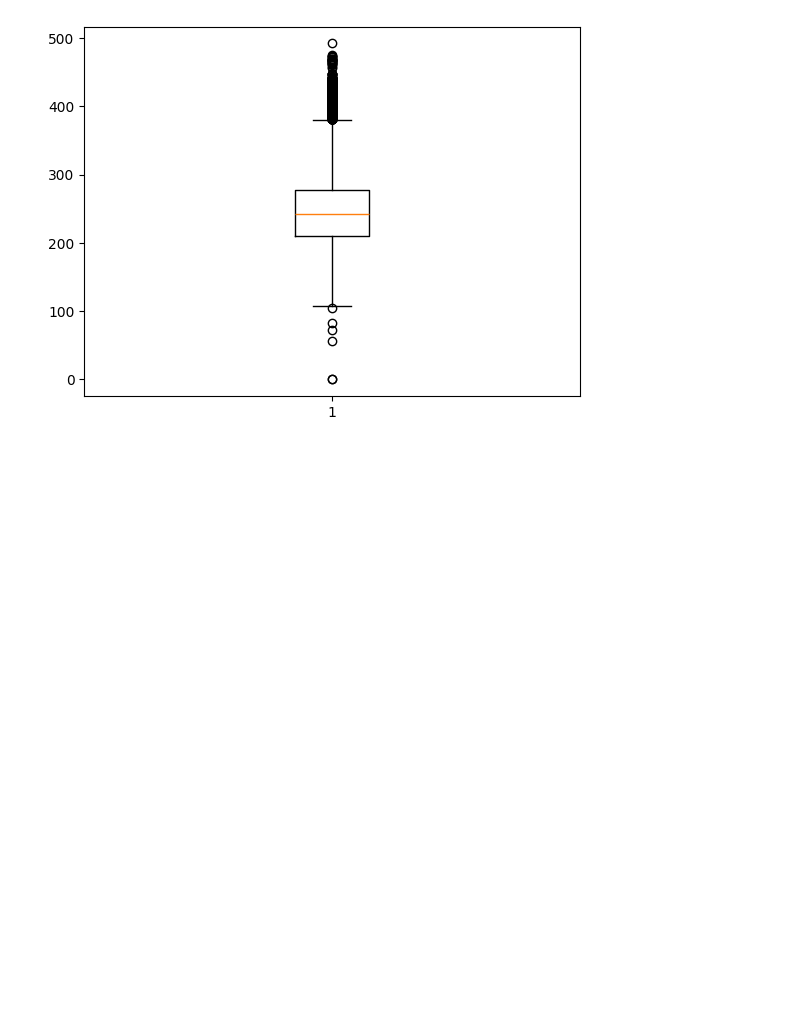
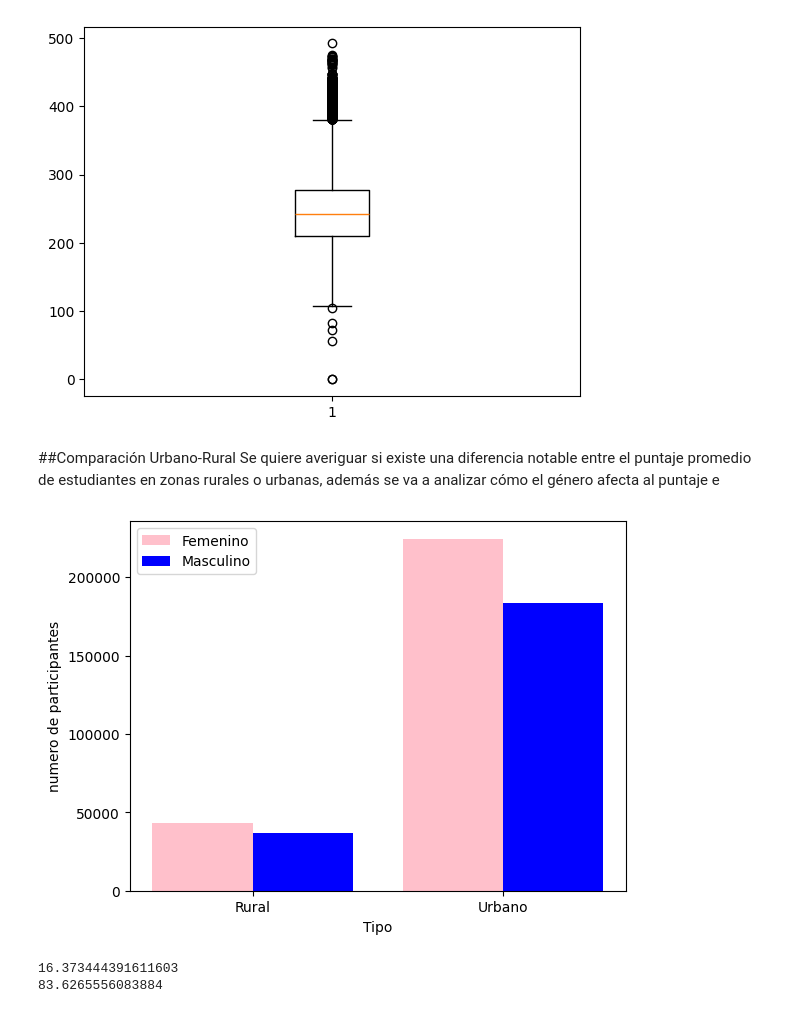
Before and after one commit to fdelav/Analizis-saber-11, a Jupyter notebook: pandas_test.ipynb, the cells around one changed output. Drawn from its saved outputs; the diff is of its cells as text; code cells hidden in the pictures; blank space fills up the shorter version.

```diff
--- a/pandas_test.ipynb
+++ b/pandas_test.ipynb
@@ -288,3 +288,37 @@ plt.boxplot(promedios_femeninos)
 plt.show()
 # %% [output]
 [figure]
+# %% [markdown]
+##Comparación Urbano-Rural
+Se quiere averiguar si existe una diferencia notable entre el puntaje promedio de estudiantes en zonas rurales o urbanas, además se va a analizar cómo el género afecta al puntaje e
+# %%
+df_rural = df[df['COLE_AREA_UBICACION'] == 'RURAL']
+df_urbano = df[df['COLE_AREA_UBICACION'] == 'URBANO']
+# %%
+df_rural_femenino = df_rural[df_rural['ESTU_GENERO'] == 'F']
+df_rural_masculino = df_rural[df_rural['ESTU_GENERO'] == 'M']
+df_urbano_femenino = df_urbano[df_urbano['ESTU_GENERO'] == 'F']
+df_urbano_masculino = df_urbano[df_urbano['ESTU_GENERO'] == 'M']
+# %%
+tipo_femenino_size = [len(df_rural_femenino), len(df_urbano_femenino)]
+tipo_masculino_size = [len(df_rural_masculino), len(df_urbano_masculino)]
+# %%
+bar_with = 0.4
+x=np.arange(2)
+plt.bar(x-0.2, tipo_femenino_size, bar_with, color='pink')
+plt.bar(x+0.2, tipo_masculino_size, bar_with, color='blue')
+plt.xticks(x, ["Rural", "Urbano"])
+plt.legend(["Femenino", "Masculino"])
+plt.xlabel("Tipo")
+plt.ylabel("numero de participantes")
+plt.show()
+# %% [output]
+[figure, added]
+# %%
+porcentaje_rural = len(df_rural)*100/len(df)
+print(porcentaje_rural)
+porcentaje_urbano = len(df_urbano)*100/len(df)
+print(porcentaje_urbano)
+# %% [output]
+16.373444391611603
+83.6265556083884
```
Also changed, not shown: parts of 2 cells of this notebook.
